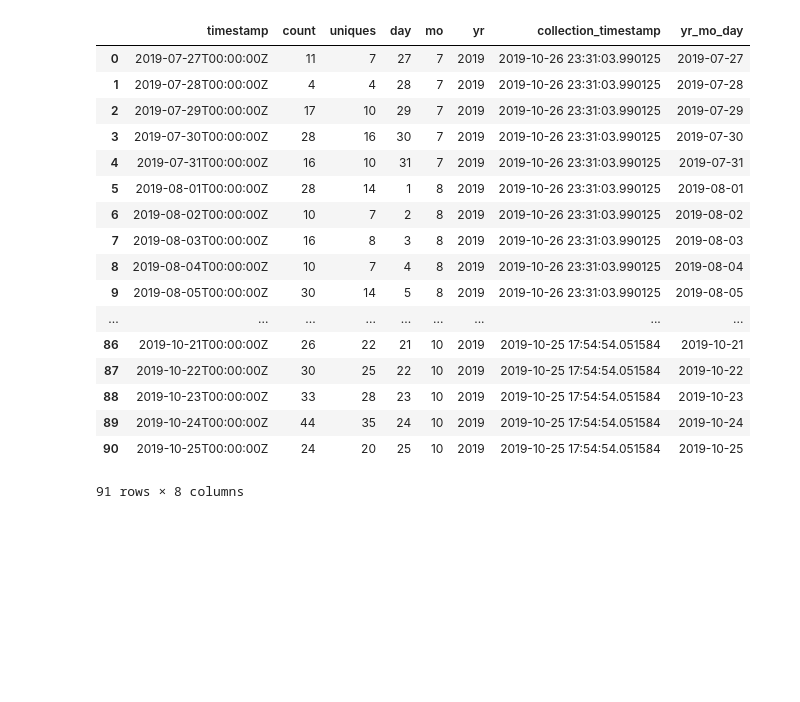
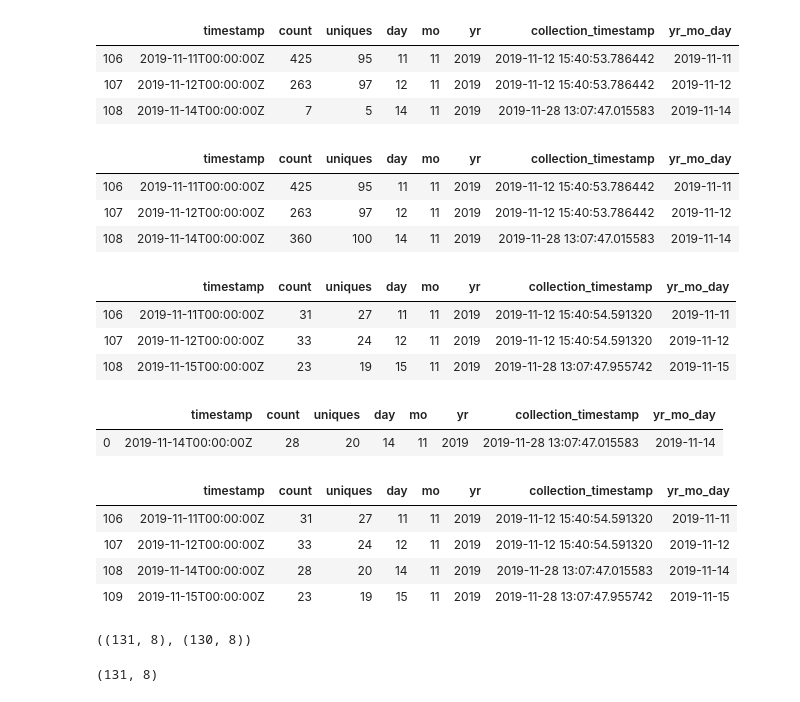
Before and after one commit to fcr3/ncappzoo_analysis, a Jupyter notebook: experimental/viewing_select_tables.ipynb, the cells around one changed output. Cells and saved outputs as stored; diff of their text form; code cells hidden in the pictures; blank space fills up the shorter version.

Commit message:
New Data: 2019-12-06

```diff
--- a/experimental/viewing_select_tables.ipynb
+++ b/experimental/viewing_select_tables.ipynb
@@ -5,21 +4,10 @@ pd = pd.read_csv('../picture_parsed_data/ref_clones_2019-10-26.csv')
-# %%
-pd
-# %% [output]
-|  | timestamp | count | uniques | day | mo | yr | collection_timestamp | yr_mo_day |
-| 0 | 2019-07-27T00:00:00Z | 11 | 7 | 27 | 7 | 2019 | 2019-10-26 23:31:03.990125 | 2019-07-27 |
-| 1 | 2019-07-28T00:00:00Z | 4 | 4 | 28 | 7 | 2019 | 2019-10-26 23:31:03.990125 | 2019-07-28 |
-| 2 | 2019-07-29T00:00:00Z | 17 | 10 | 29 | 7 | 2019 | 2019-10-26 23:31:03.990125 | 2019-07-29 |
-| 3 | 2019-07-30T00:00:00Z | 28 | 16 | 30 | 7 | 2019 | 2019-10-26 23:31:03.990125 | 2019-07-30 |
-| 4 | 2019-07-31T00:00:00Z | 16 | 10 | 31 | 7 | 2019 | 2019-10-26 23:31:03.990125 | 2019-07-31 |
-| 5 | 2019-08-01T00:00:00Z | 28 | 14 | 1 | 8 | 2019 | 2019-10-26 23:31:03.990125 | 2019-08-01 |
-| 6 | 2019-08-02T00:00:00Z | 10 | 7 | 2 | 8 | 2019 | 2019-10-26 23:31:03.990125 | 2019-08-02 |
-| 7 | 2019-08-03T00:00:00Z | 16 | 8 | 3 | 8 | 2019 | 2019-10-26 23:31:03.990125 | 2019-08-03 |
-| 8 | 2019-08-04T00:00:00Z | 10 | 7 | 4 | 8 | 2019 | 2019-10-26 23:31:03.990125 | 2019-08-04 |
-| 9 | 2019-08-05T00:00:00Z | 30 | 14 | 5 | 8 | 2019 | 2019-10-26 23:31:03.990125 | 2019-08-05 |
-| ... | ... | ... | ... | ... | ... | ... | ... | ... |
-| 86 | 2019-10-21T00:00:00Z | 26 | 22 | 21 | 10 | 2019 | 2019-10-25 17:54:54.051584 | 2019-10-21 |
-| 87 | 2019-10-22T00:00:00Z | 30 | 25 | 22 | 10 | 2019 | 2019-10-25 17:54:54.051584 | 2019-10-22 |
-| 88 | 2019-10-23T00:00:00Z | 33 | 28 | 23 | 10 | 2019 | 2019-10-25 17:54:54.051584 | 2019-10-23 |
-| 89 | 2019-10-24T00:00:00Z | 44 | 35 | 24 | 10 | 2019 | 2019-10-25 17:54:54.051584 | 2019-10-24 |
-| 90 | 2019-10-25T00:00:00Z | 24 | 20 | 25 | 10 | 2019 | 2019-10-25 17:54:54.051584 | 2019-10-25 |
-91 rows × 8 columns
+# %%
+clones = pd.read_csv('../master_tables/updated_clones_2019-12-06_11-16-30.csv')
+views = pd.read_csv('../master_tables/updated_views_2019-12-06_11-16-29.csv')
+# %%
+views.query('mo == 11 and day < 15 and day > 10')
+# %% [output]
+|  | timestamp | count | uniques | day | mo | yr | collection_timestamp | yr_mo_day |
+| 106 | 2019-11-11T00:00:00Z | 425 | 95 | 11 | 11 | 2019 | 2019-11-12 15:40:53.786442 | 2019-11-11 |
+| 107 | 2019-11-12T00:00:00Z | 263 | 97 | 12 | 11 | 2019 | 2019-11-12 15:40:53.786442 | 2019-11-12 |
+| 108 | 2019-11-14T00:00:00Z | 7 | 5 | 14 | 11 | 2019 | 2019-11-28 13:07:47.015583 | 2019-11-14 |
@@ -25,0 +17,46 @@ pd
+# %%
+views.query('mo == 11 and day < 15 and day > 10')
+# %% [output]
+|  | timestamp | count | uniques | day | mo | yr | collection_timestamp | yr_mo_day |
+| 106 | 2019-11-11T00:00:00Z | 425 | 95 | 11 | 11 | 2019 | 2019-11-12 15:40:53.786442 | 2019-11-11 |
+| 107 | 2019-11-12T00:00:00Z | 263 | 97 | 12 | 11 | 2019 | 2019-11-12 15:40:53.786442 | 2019-11-12 |
+| 108 | 2019-11-14T00:00:00Z | 360 | 100 | 14 | 11 | 2019 | 2019-11-28 13:07:47.015583 | 2019-11-14 |
+# %%
+clones.query('mo == 11 and day < 16 and day > 10')
+# %% [output]
+|  | timestamp | count | uniques | day | mo | yr | collection_timestamp | yr_mo_day |
+| 106 | 2019-11-11T00:00:00Z | 31 | 27 | 11 | 11 | 2019 | 2019-11-12 15:40:54.591320 | 2019-11-11 |
+| 107 | 2019-11-12T00:00:00Z | 33 | 24 | 12 | 11 | 2019 | 2019-11-12 15:40:54.591320 | 2019-11-12 |
+| 108 | 2019-11-15T00:00:00Z | 23 | 19 | 15 | 11 | 2019 | 2019-11-28 13:07:47.955742 | 2019-11-15 |
+# %%
+insert_row = pd.DataFrame({
+    'timestamp': ['2019-11-14T00:00:00Z'],
+    'count': 28,
+    'uniques': 20,
+    'day': 14,
+    'mo': 11,
+    'yr': 2019,
+    'collection_timestamp': '2019-11-28 13:07:47.015583',
+    'yr_mo_day': dt.datetime(2019, 11, 14).date()
+})
+insert_row
+# %% [output]
+|  | timestamp | count | uniques | day | mo | yr | collection_timestamp | yr_mo_day |
+| 0 | 2019-11-14T00:00:00Z | 28 | 20 | 14 | 11 | 2019 | 2019-11-28 13:07:47.015583 | 2019-11-14 |
+# %%
+copy_clones = clones.append(insert_row).sort_values(by=['yr', 'mo', 'day']).reset_index(drop='index')
+copy_clones.query('mo == 11 and day < 16 and day > 10')
+# %% [output]
+|  | timestamp | count | uniques | day | mo | yr | collection_timestamp | yr_mo_day |
+| 106 | 2019-11-11T00:00:00Z | 31 | 27 | 11 | 11 | 2019 | 2019-11-12 15:40:54.591320 | 2019-11-11 |
+| 107 | 2019-11-12T00:00:00Z | 33 | 24 | 12 | 11 | 2019 | 2019-11-12 15:40:54.591320 | 2019-11-12 |
+| 108 | 2019-11-14T00:00:00Z | 28 | 20 | 14 | 11 | 2019 | 2019-11-28 13:07:47.015583 | 2019-11-14 |
+| 109 | 2019-11-15T00:00:00Z | 23 | 19 | 15 | 11 | 2019 | 2019-11-28 13:07:47.955742 | 2019-11-15 |
+# %%
+copy_clones.shape, clones.shape
+# %% [output]
+((131, 8), (130, 8))
+# %%
+views.shape
+# %% [output]
+(131, 8)
```
Also changed, not shown: parts of 5 cells of this notebook, 16 other files.
